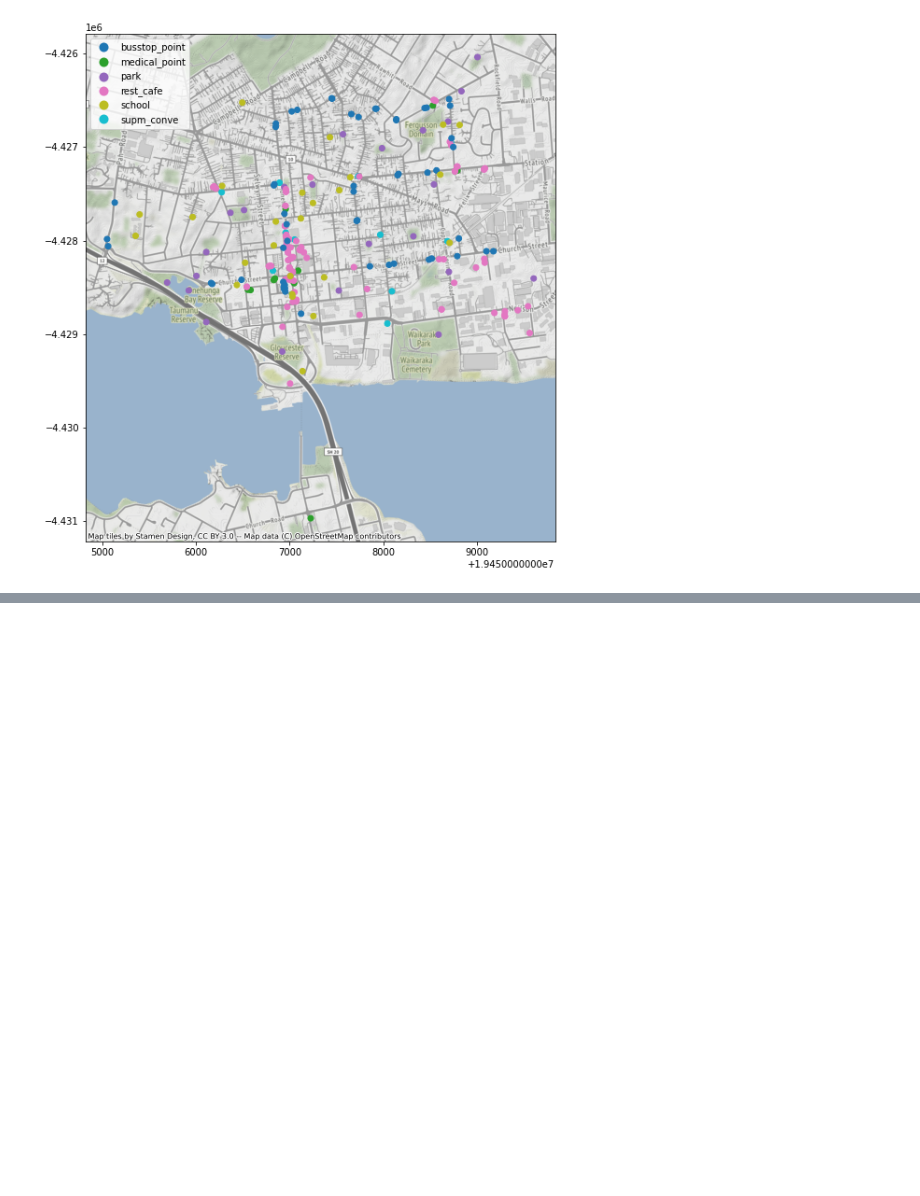
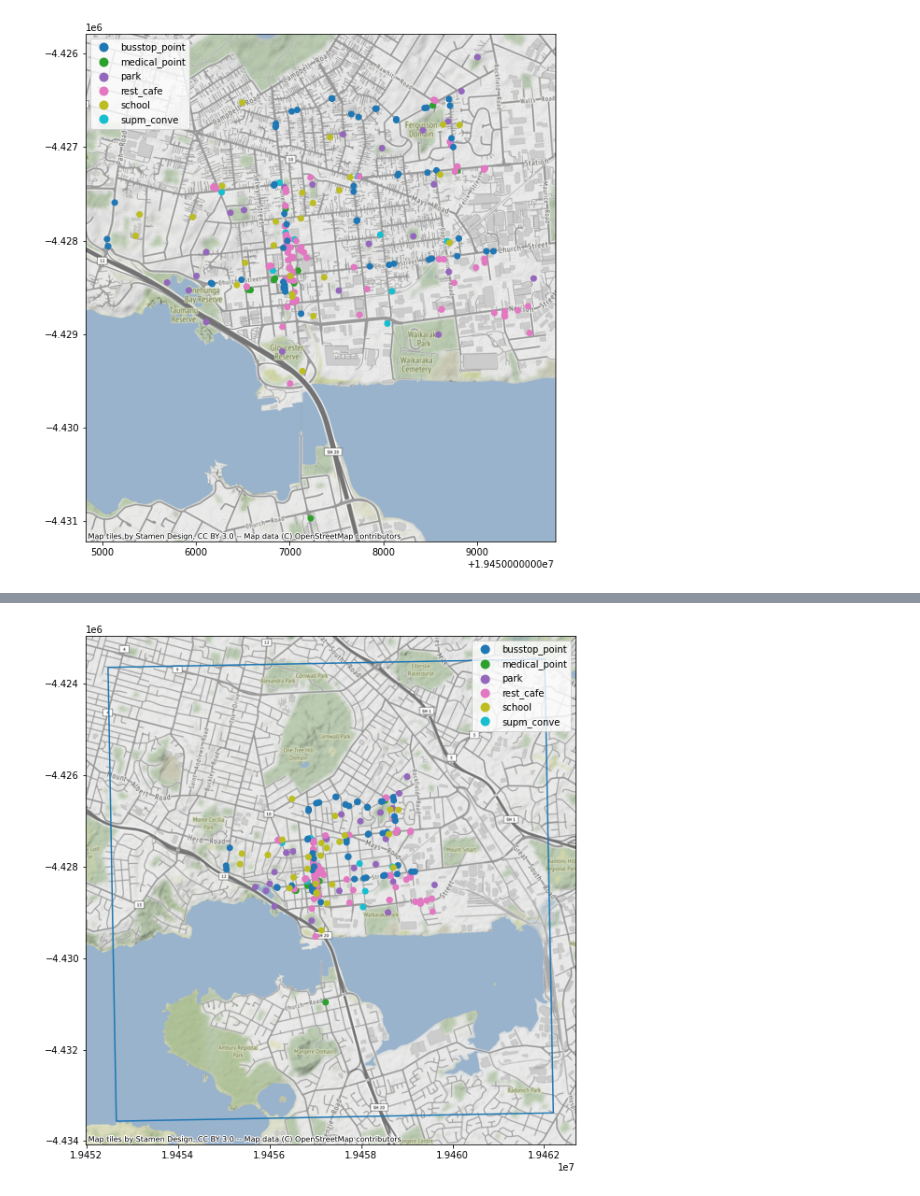
Before and after one commit to UoA-eResearch/onehunga_poi_proximity, a Jupyter notebook: process.ipynb, the cells around one changed output, grey strips where cells are left out. Cells and saved outputs as stored; diff of their text form; code cells hidden in the pictures; blank space fills up the shorter version.

```diff
--- a/process.ipynb
+++ b/process.ipynb
@@ -5,7 +5,11 @@ from glob import glob # Finding files
 import os
 import matplotlib # Plotting
 import contextily as cx # Basemaps
+cx.set_cache_dir("tile_cache")
 import osmnx as ox
+import networkx as nx
+import matplotlib.pyplot as plt
+from shapely.geometry import LineString, Point, Polygon
 matplotlib.rcParams['figure.figsize'] = (20, 10)
 files = glob("Onehunga_POI0322/*.shp")
 files
@@ -47,3 +54,12 @@ ax = df.to_crs(epsg=3857).plot(column='category', categorical=True, legend=True)
 cx.add_basemap(ax)
 # %% [output]
 [figure]
+# %%
+# Distance calculation
+for c in df.category.unique():
+    # sindex.nearest will return the closest point within this category for each element in df.geometry
+    points_in_category = df[df.category == c]
+    indices, distances = points_in_category.sindex.nearest(df.geometry, return_distance=True)
+    df[f"nearest_{c}"] = points_in_category.index[indices[1]]
+    df[f"nearest_{c}_distance_m"] = distances
+df[df.columns[df.columns.str.startswith("nearest")]]
@@ -49,0 +80,8 @@ cx.add_basemap(ax)
+# %%
+# Calculate Area of Interest (AOI). This is the bounds of the dataset, plus a 2KM buffer
+AOI = df.dissolve().buffer(2000).envelope
+ax = AOI.to_crs(epsg=3857).boundary.plot()
+df.to_crs(epsg=3857).plot(ax=ax, column='category', categorical=True, legend=True)
+cx.add_basemap(ax)
+# %% [output]
+[figure, added]
```
Also changed, not shown: parts of 13 cells of this notebook, 1 other file.
